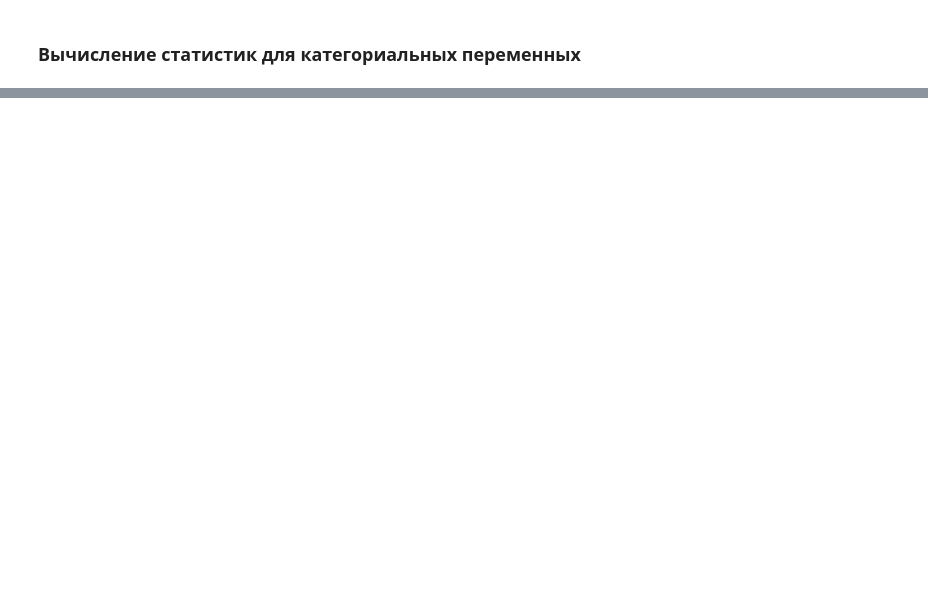
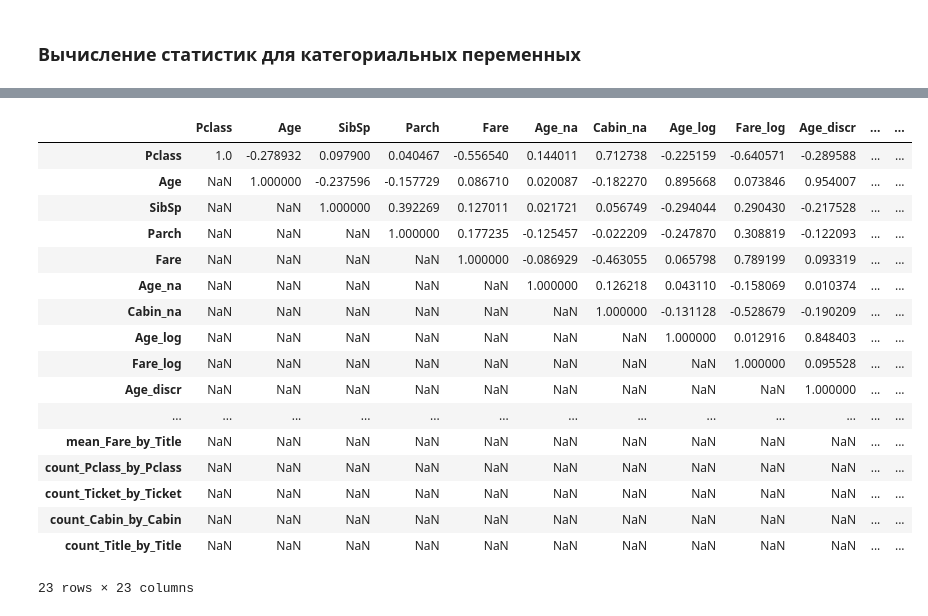
Before and after one commit to AlekseiBogachev/Titanic-Machine-Learning-from-Disaster, a Jupyter notebook: sources/feature_engineering.ipynb, the cells around one changed output, grey strips where cells are left out. Saved outputs shown, nothing was run; the diff lists cells and outputs as text; code cells hidden in the pictures; blank space fills up the shorter version.

```diff
--- a/sources/feature_engineering.ipynb
+++ b/sources/feature_engineering.ipynb
@@ -230,0 +428,21 @@ count_stats(
+# %%
+corr_matrix * mask
+# %% [output]
+|  | Pclass | Age | SibSp | Parch | Fare | Age_na | Cabin_na | Age_log | Fare_log | Age_discr | ... | ... |
+| Pclass | 1.0 | -0.278932 | 0.097900 | 0.040467 | -0.556540 | 0.144011 | 0.712738 | -0.225159 | -0.640571 | -0.289588 | ... | ... |
+| Age | NaN | 1.000000 | -0.237596 | -0.157729 | 0.086710 | 0.020087 | -0.182270 | 0.895668 | 0.073846 | 0.954007 | ... | ... |
+| SibSp | NaN | NaN | 1.000000 | 0.392269 | 0.127011 | 0.021721 | 0.056749 | -0.294044 | 0.290430 | -0.217528 | ... | ... |
+| Parch | NaN | NaN | NaN | 1.000000 | 0.177235 | -0.125457 | -0.022209 | -0.247870 | 0.308819 | -0.122093 | ... | ... |
+| Fare | NaN | NaN | NaN | NaN | 1.000000 | -0.086929 | -0.463055 | 0.065798 | 0.789199 | 0.093319 | ... | ... |
+| Age_na | NaN | NaN | NaN | NaN | NaN | 1.000000 | 0.126218 | 0.043110 | -0.158069 | 0.010374 | ... | ... |
+| Cabin_na | NaN | NaN | NaN | NaN | NaN | NaN | 1.000000 | -0.131128 | -0.528679 | -0.190209 | ... | ... |
+| Age_log | NaN | NaN | NaN | NaN | NaN | NaN | NaN | 1.000000 | 0.012916 | 0.848403 | ... | ... |
+| Fare_log | NaN | NaN | NaN | NaN | NaN | NaN | NaN | NaN | 1.000000 | 0.095528 | ... | ... |
+| Age_discr | NaN | NaN | NaN | NaN | NaN | NaN | NaN | NaN | NaN | 1.000000 | ... | ... |
+| ... | ... | ... | ... | ... | ... | ... | ... | ... | ... | ... | ... | ... |
+| mean_Fare_by_Title | NaN | NaN | NaN | NaN | NaN | NaN | NaN | NaN | NaN | NaN | ... | ... |
+| count_Pclass_by_Pclass | NaN | NaN | NaN | NaN | NaN | NaN | NaN | NaN | NaN | NaN | ... | ... |
+| count_Ticket_by_Ticket | NaN | NaN | NaN | NaN | NaN | NaN | NaN | NaN | NaN | NaN | ... | ... |
+| count_Cabin_by_Cabin | NaN | NaN | NaN | NaN | NaN | NaN | NaN | NaN | NaN | NaN | ... | ... |
+| count_Title_by_Title | NaN | NaN | NaN | NaN | NaN | NaN | NaN | NaN | NaN | NaN | ... | ... |
+23 rows × 23 columns
```
Also changed, not shown: parts of 21 cells of this notebook.
